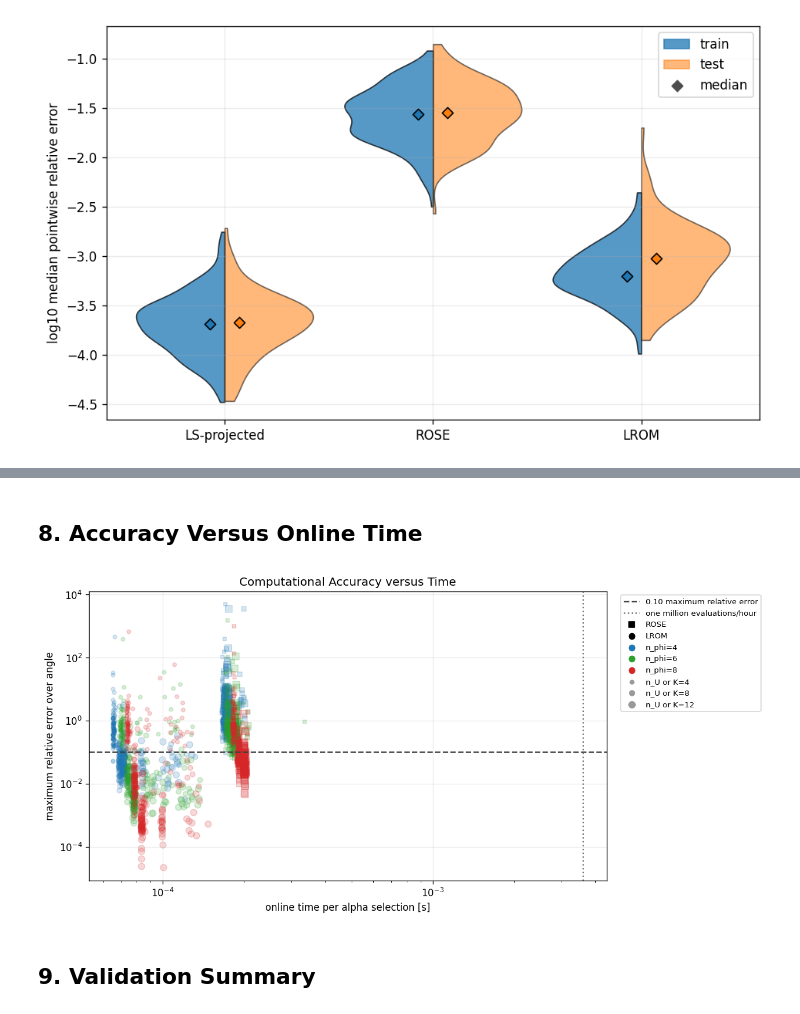
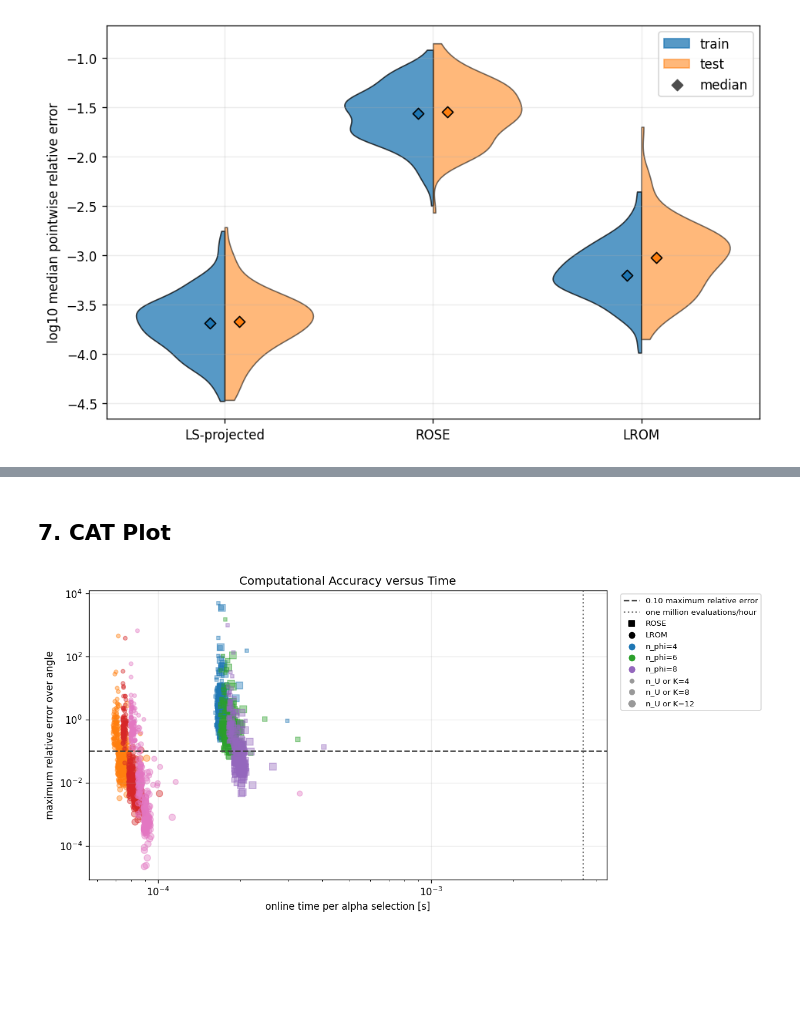
Before and after one commit to nitrogen5052/Learning-Reduced-Order-Models, a Jupyter notebook: notebooks/02_rose_vs_lrom_cross_sections.ipynb, the cells around one changed output, grey strips where cells are left out. Drawn from its saved outputs; the diff is of its cells as text; code cells hidden in the pictures; blank space fills up the shorter version.

```diff
--- a/notebooks/02_rose_vs_lrom_cross_sections.ipynb
+++ b/notebooks/02_rose_vs_lrom_cross_sections.ipynb
@@ -415,7 +359,7 @@ for ax, index, label in zip(axes, selected_indices, selected_labels):
         lw=2.2,
         label="LROM",
     )
-    ax.set_title(f"{label}: {test_ids[index]}")
+    ax.set_title(f"{test_ids[index]}")#{label}:
     ax.set_xlabel("angle [deg]")
 
 axes[0].set_ylabel(r"d$\sigma$/d$\Omega$ [mb/sr]")
@@ -457,7 +401,7 @@ for ax, index, label in zip(axes, selected_indices, selected_labels):
             color=color,
             label=method,
         )
-    ax.set_title(f"{label}: {test_ids[index]}")
+    ax.set_title(f"{test_ids[index]}")#{label}:
     ax.set_xlabel("angle [deg]")
 
 axes[0].set_ylim(bottom=PLOTTING_FLOOR)
@@ -572,8 +498,9 @@ summary_table
 # %% [markdown]
-## 8. Accuracy Versus Online Time
+## 7. CAT Plot
 # %%
 fig, ax = plt.subplots(figsize=(12.5, 5.4))
-colors = dict(zip(BASIS_SIZES, ("tab:blue", "tab:green", "tab:red")))
+colors = dict(zip(BASIS_SIZES, ("tab:blue", "tab:green", "tab:purple")))
+colors2 = dict(zip(BASIS_SIZES, ("tab:orange", "tab:red", "tab:pink")))
 compression_values = ROSE_EIM_SIZES
 compression_sizes = dict(zip(compression_values, (16, 28, 44)))
 
@@ -586,9 +513,11 @@ for (n_phi, n_u), result in rose_results.items():
         ),
         marker="s",
         s=compression_sizes[n_u],
-        alpha=0.18,
+        alpha=0.4,
         color=colors[n_phi],
     )
+
+
 
 for (n_phi, predictor_count), result in lrom_results.items():
     ax.scatter(
@@ -599,8 +528,8 @@ for (n_phi, predictor_count), result in lrom_results.items():
         ),
         marker="o",
         s=compression_sizes[predictor_count],
-        alpha=0.18,
-        color=colors[n_phi],
+        alpha=0.4,
+        color=colors2[n_phi],
     )
 
 ax.axhline(
@@ -616,33 +545,31 @@ ax.axvline(
     label="one million evaluations/hour",
 )
 ax.set_xscale("log")
 ax.set_yscale("log")
 ax.set_xlabel("online time per alpha selection [s]")
 ax.set_ylabel("maximum relative error over angle")
 ax.set_title("Computational Accuracy versus Time")
 
 ax.scatter([], [], marker="s", color="black", label="ROSE")
 ax.scatter([], [], marker="o", color="black", label="LROM")
 for n_phi, color in colors.items():
     ax.scatter([], [], marker="o", color=color, label=f"n_phi={n_phi}")
 for compression, size in compression_sizes.items():
     ax.scatter(
         [],
         [],
         marker="o",
         s=size,
         color="0.6",
         label=f"n_U or K={compression}",
     )
 
 ax.legend(
     bbox_to_anchor=(1.02, 1.0),
     loc="upper left",
     fontsize=8,
 )
 fig.subplots_adjust(right=0.72)
 plt.show()
 # %% [output]
-[figure, old version]
+[figure, new version]
-# %% [markdown]
-## 9. Validation Summary
```
Also changed, not shown: parts of 19 cells of this notebook.
